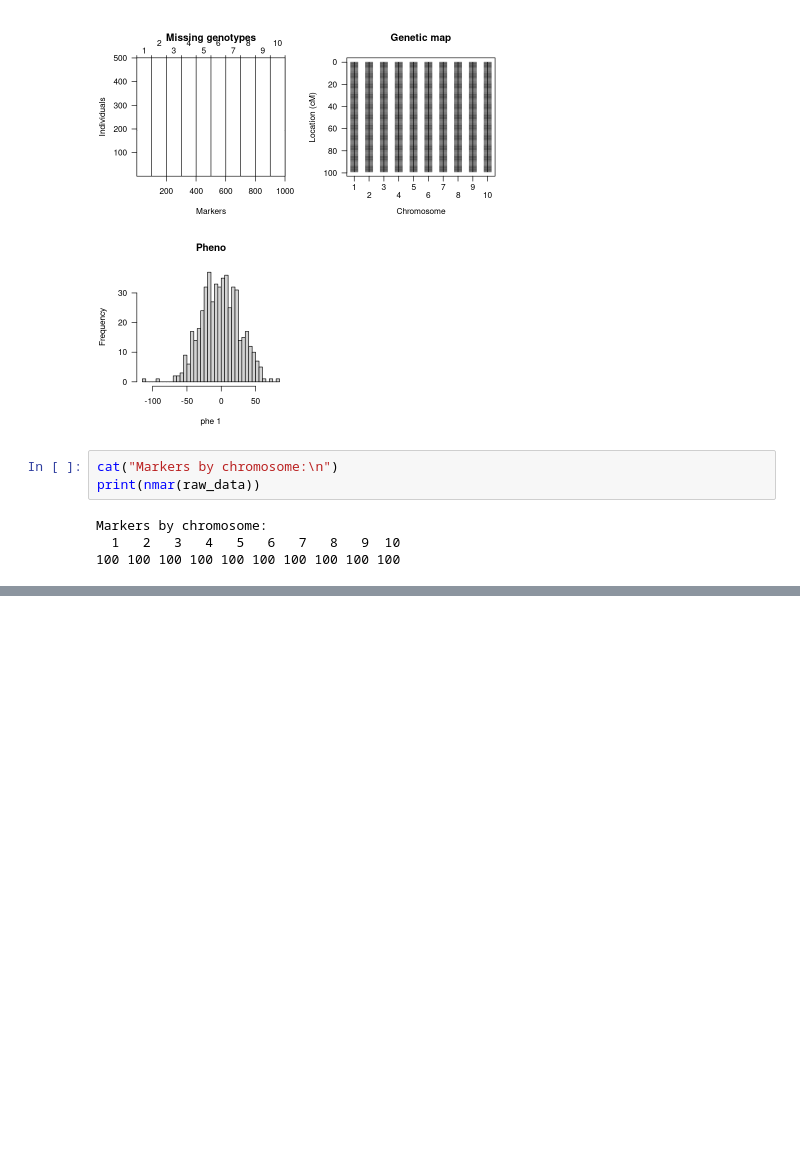
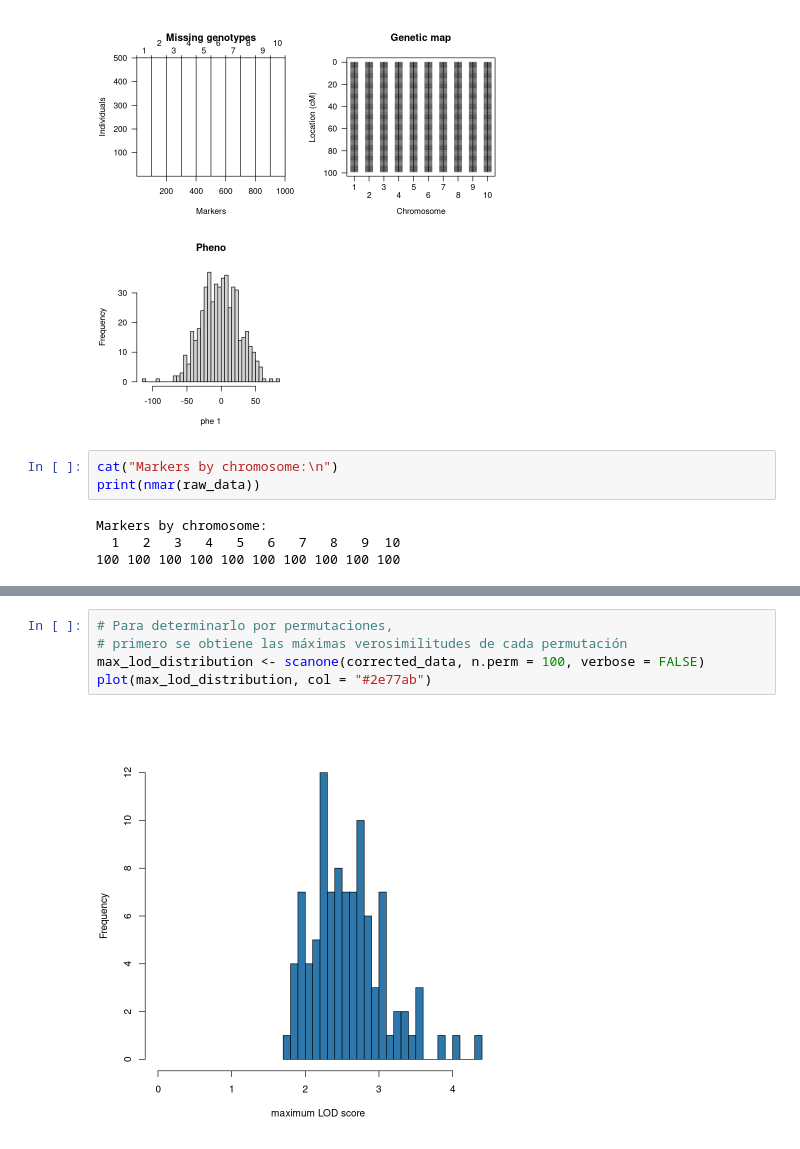
Before and after one commit to hdescobarh/journey-resolution, a Jupyter notebook: GRC_Taller04_mapeo_ligamiento/Code/ejercicio.ipynb, the cells around one changed output, grey strips where cells are left out. Drawn from its saved outputs; the diff is of its cells as text; blank space fills up the shorter version.

```diff
--- a/GRC_Taller04_mapeo_ligamiento/Code/ejercicio.ipynb
+++ b/GRC_Taller04_mapeo_ligamiento/Code/ejercicio.ipynb
@@ -105,0 +163,7 @@ Markers by chromosome:
+# %%
+# Para determinarlo por permutaciones,
+# primero se obtiene las máximas verosimilitudes de cada permutación
+max_lod_distribution <- scanone(corrected_data, n.perm = 100, verbose = FALSE)
+plot(max_lod_distribution, col = "#2e77ab")
+# %% [output]
+[figure, added]
```
Also changed, not shown: parts of 14 cells of this notebook.
